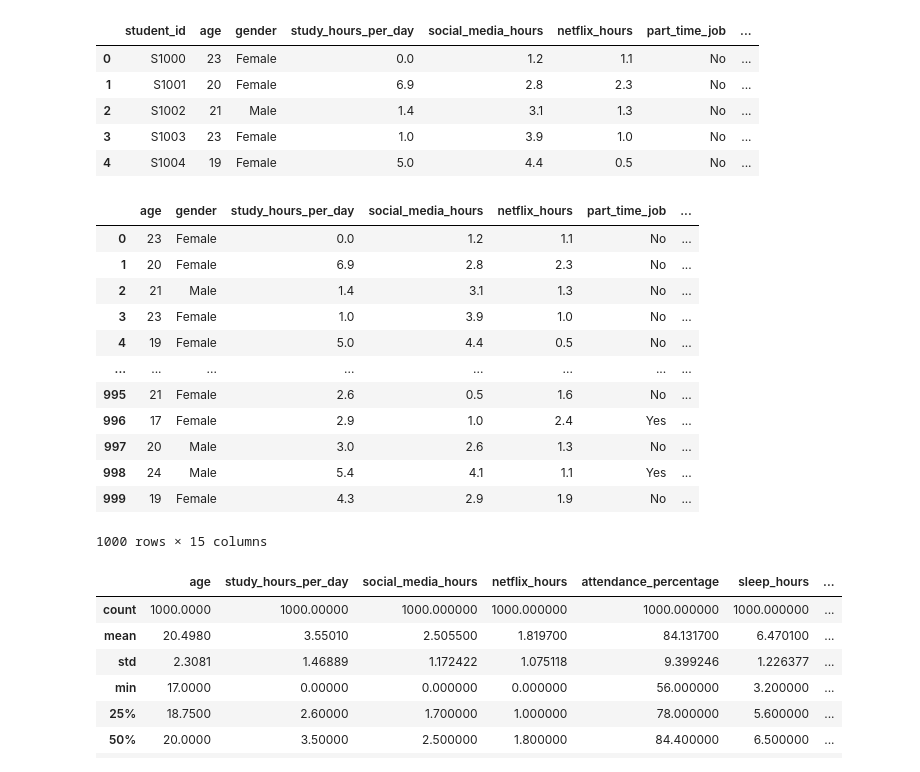
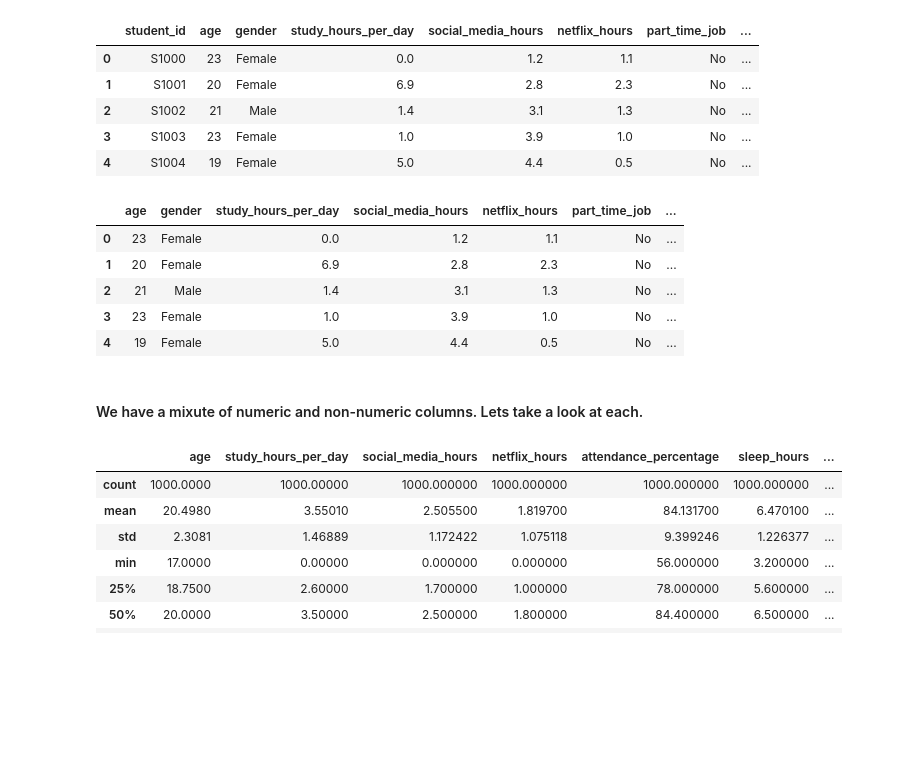
Before and after one commit to USD-AAI-500-Stats-Group-2/Stats500FinalProject, a Jupyter notebook: paul/Data_Analysis.ipynb, the cells around one changed output. Saved outputs shown, nothing was run; the diff lists cells and outputs as text; code cells hidden in the pictures; blank space fills up the shorter version.

```diff
--- a/paul/Data_Analysis.ipynb
+++ b/paul/Data_Analysis.ipynb
@@ -16,20 +18,16 @@ student_habits.head()
 | 3 | S1003 | 23 | Female | 1.0 | 3.9 | 1.0 | No | ... |
 | 4 | S1004 | 19 | Female | 5.0 | 4.4 | 0.5 | No | ... |
 # %%
+# We do not need to know their id
 student_habits = student_habits.drop("student_id", axis=1)
-student_habits
+student_habits.head()
 # %% [output]
 |  | age | gender | study_hours_per_day | social_media_hours | netflix_hours | part_time_job | ... |
 | 0 | 23 | Female | 0.0 | 1.2 | 1.1 | No | ... |
 | 1 | 20 | Female | 6.9 | 2.8 | 2.3 | No | ... |
 | 2 | 21 | Male | 1.4 | 3.1 | 1.3 | No | ... |
 | 3 | 23 | Female | 1.0 | 3.9 | 1.0 | No | ... |
 | 4 | 19 | Female | 5.0 | 4.4 | 0.5 | No | ... |
-| ... | ... | ... | ... | ... | ... | ... | ... |
-| 995 | 21 | Female | 2.6 | 0.5 | 1.6 | No | ... |
-| 996 | 17 | Female | 2.9 | 1.0 | 2.4 | Yes | ... |
-| 997 | 20 | Male | 3.0 | 2.6 | 1.3 | No | ... |
-| 998 | 24 | Male | 5.4 | 4.1 | 1.1 | Yes | ... |
-| 999 | 19 | Female | 4.3 | 2.9 | 1.9 | No | ... |
-1000 rows × 15 columns
+# %% [markdown]
+#### We have a mixute of numeric and non-numeric columns. Lets take a look at each.
 # %%
```
Also changed, not shown: parts of 30 cells of this notebook.
